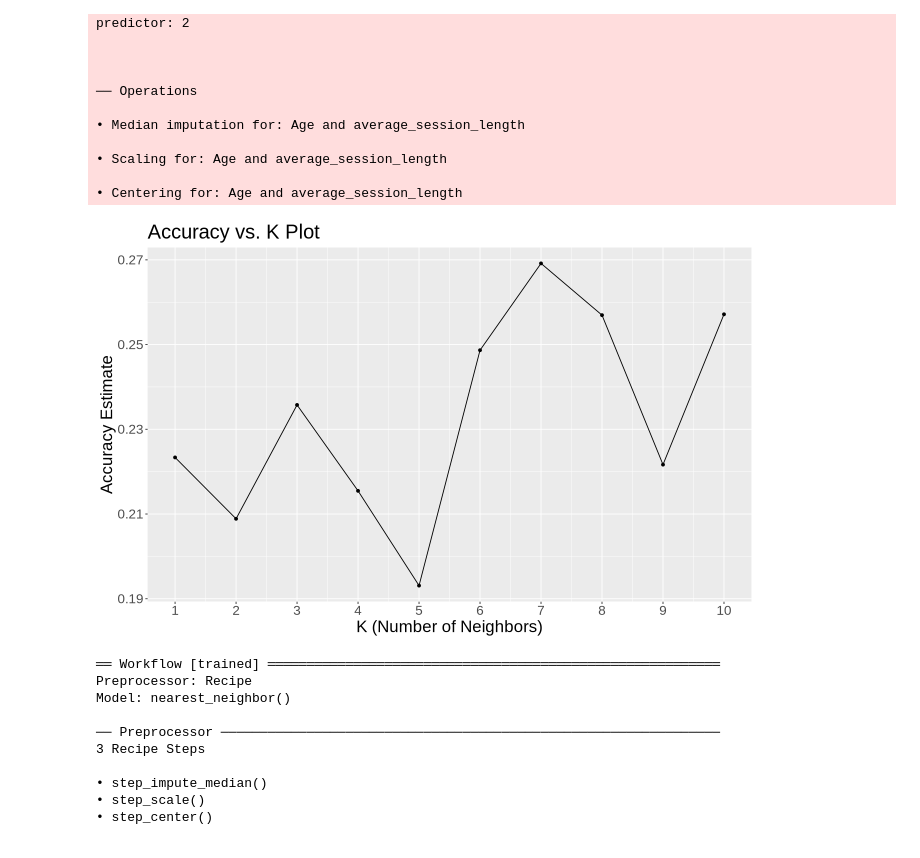
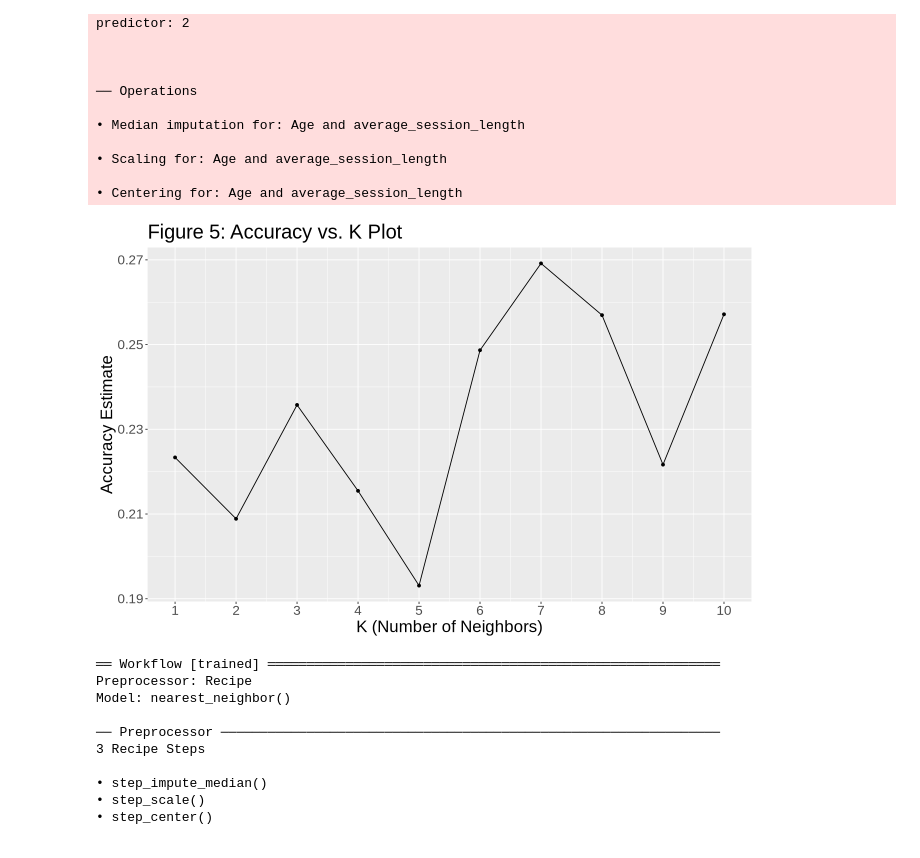
Before and after one commit to vckytn22/DSCI-100-Final-Report-Group-Project-004-27-, a Jupyter notebook: final_report_004_27.ipynb, the cells around one changed output. Saved outputs shown, nothing was run; the diff lists cells and outputs as text; code cells hidden in the pictures.

```diff
--- a/final_report_004_27.ipynb
+++ b/final_report_004_27.ipynb
@@ -313,20 +286,20 @@ knn_results <- workflow() |>
 # %%
 set.seed(2020)
 
 k_accuracies <- knn_results |>
     filter(.metric == "accuracy")
 
 cross_val_plot <- k_accuracies |>
     ggplot(aes(x = neighbors, y = mean)) +
     geom_point() +
     geom_line() +
     labs(x = "K (Number of Neighbors)", y = "Accuracy Estimate") +
     scale_x_continuous(breaks = seq(0, 10, by = 1)) +
-    ggtitle("Accuracy vs. K Plot") +
+    ggtitle("Figure 5: Accuracy vs. K Plot") +
     theme(text = element_text(size = 20))
 cross_val_plot
 # %% [output]
-[figure, old version]
+[figure, new version]
 # %%
 set.seed(2020)
 
```
Also changed, not shown: parts of 4 cells of this notebook.
